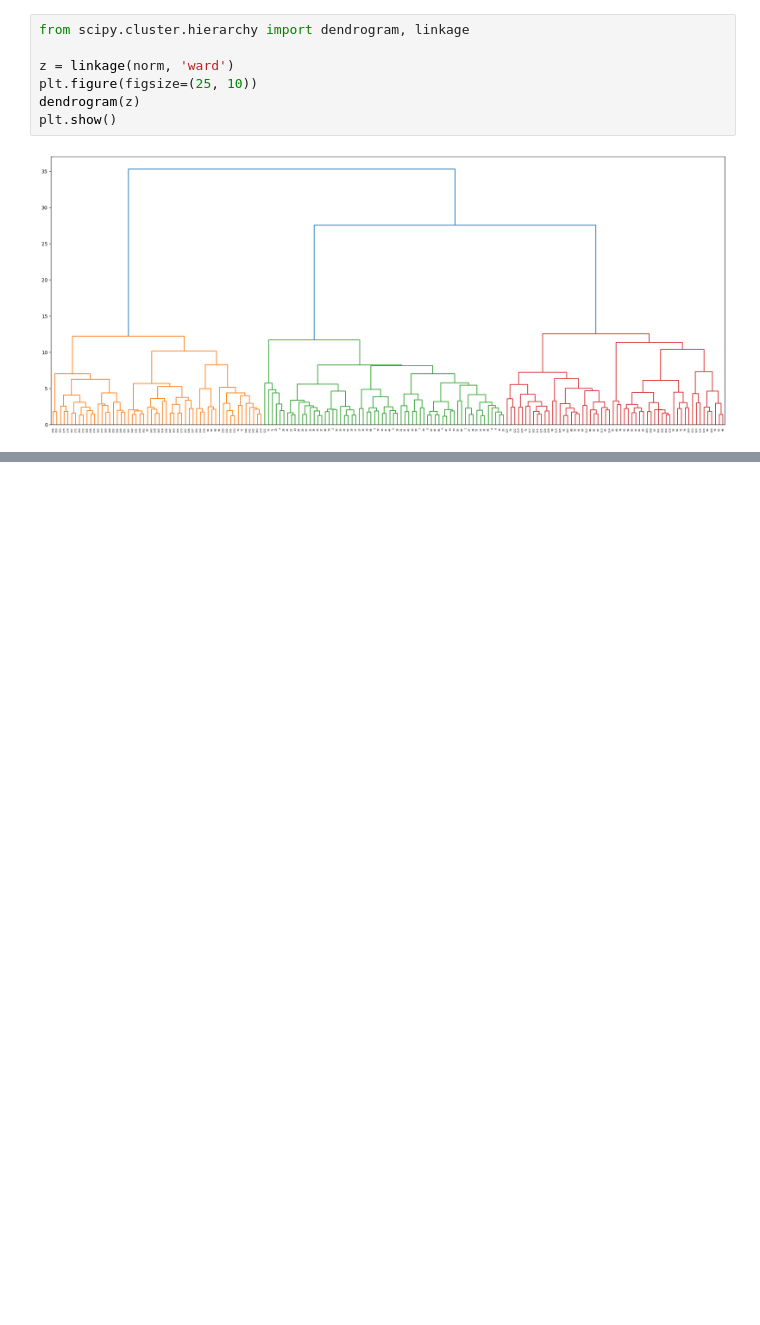
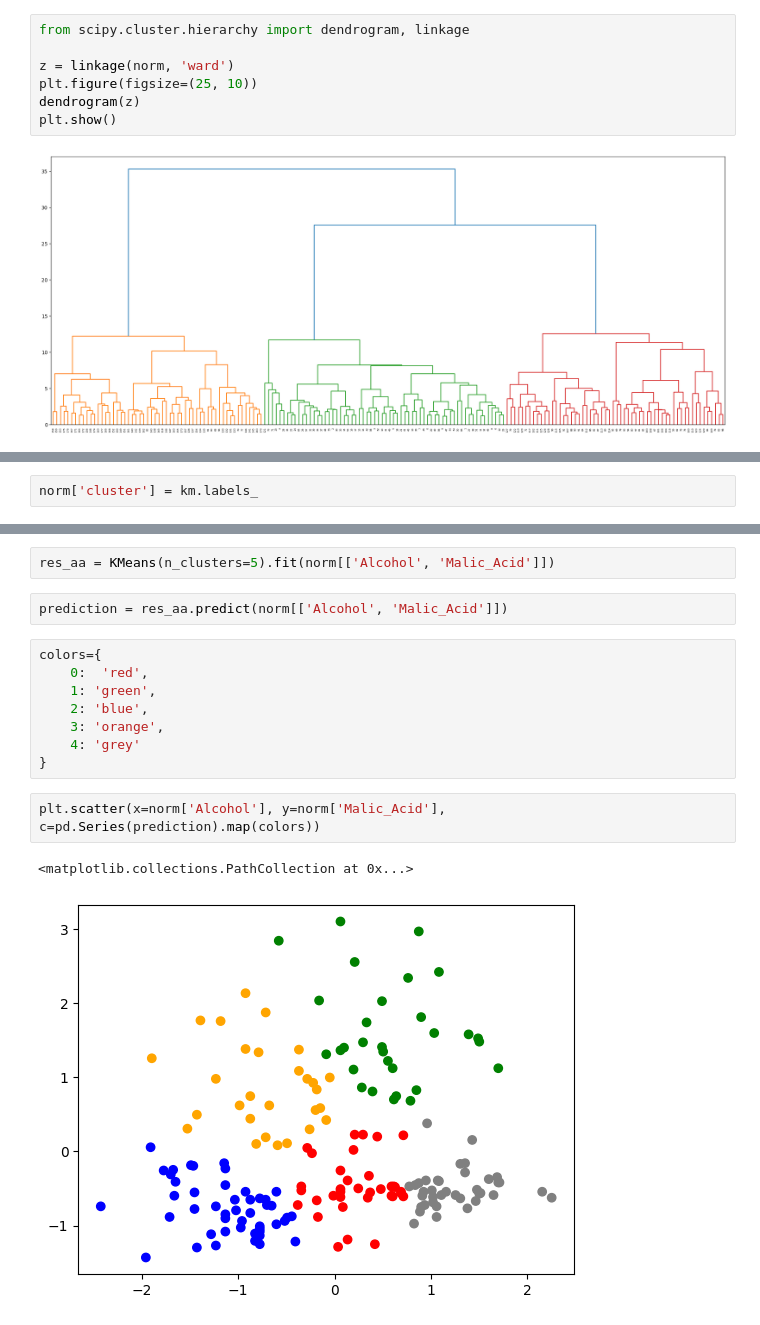
Before and after one commit to afoone/caipc-mar-2023, a Jupyter notebook: 11 - clustering.ipynb, the cells around one changed output, grey strips where cells are left out. Cells and saved outputs as stored; diff of their text form; blank space fills up the shorter version.

```diff
--- a/11 - clustering.ipynb
+++ b/11 - clustering.ipynb
@@ -108,0 +130,2 @@ plt.show()
+# %%
+norm['cluster'] = km.labels_
@@ -108,0 +178,17 @@ plt.show()
+# %%
+res_aa = KMeans(n_clusters=5).fit(norm[['Alcohol', 'Malic_Acid']])
+# %%
+prediction = res_aa.predict(norm[['Alcohol', 'Malic_Acid']])
+# %%
+colors={
+    0:  'red',
+    1: 'green',
+    2: 'blue',
+    3: 'orange',
+    4: 'grey'
+}
+# %%
+plt.scatter(x=norm['Alcohol'], y=norm['Malic_Acid'], c=pd.Series(prediction).map(colors))
+# %% [output]
+<matplotlib.collections.PathCollection at 0x...>
+[figure, added]
```
Also changed, not shown: parts of 12 cells of this notebook, 3 other files.
